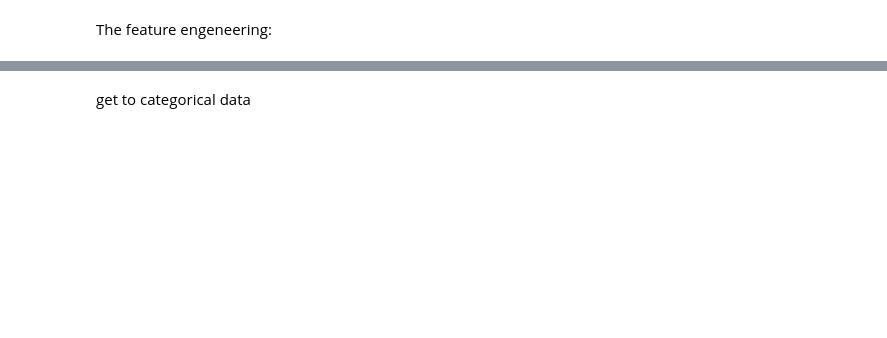
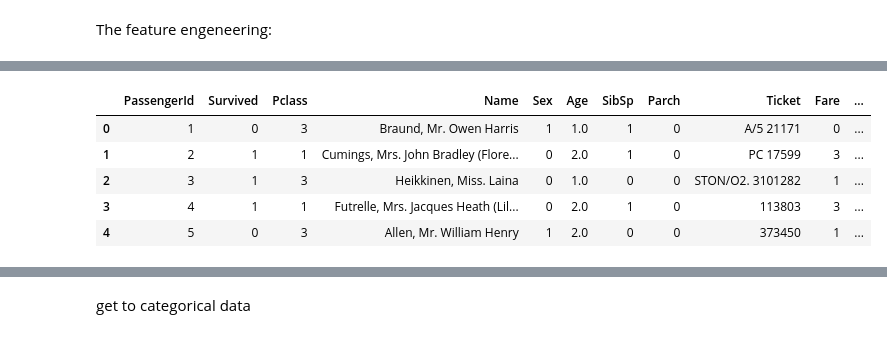
Before and after one commit to pandorica-opens/Machine-Learning, a Jupyter notebook: titanic/TitanicNewApproach.ipynb, the cells around one changed output, grey strips where cells are left out. Drawn from its saved outputs; the diff is of its cells as text; code cells hidden in the pictures; blank space fills up the shorter version.

```diff
--- a/titanic/TitanicNewApproach.ipynb
+++ b/titanic/TitanicNewApproach.ipynb
@@ -59,0 +74,31 @@ input_dataframe['Fare'].fillna(input_dataframe['Fare'].median(), inplace = True)
+# %%
+# add feature of being in the same cabin (travelling alone)
+# Create new feature FamilySize as a combination of SibSp and Parch
+input_dataframe['FamilySize'] = input_dataframe['SibSp'] + input_dataframe['Parch'] + 1
+# Create new feature IsAlone from FamilySize
+input_dataframe['IsAlone'] = 0
+input_dataframe.loc[input_dataframe['FamilySize'] == 1, 'IsAlone'] = 1
+
+
+# Mapping Fare
+input_dataframe.loc[ input_dataframe['Fare'] <= 7.91, 'Fare'] = 0
+input_dataframe.loc[(input_dataframe['Fare'] > 7.91) & (input_dataframe['Fare'] <= 14.454), 'Fare'] = 1
+input_dataframe.loc[(input_dataframe['Fare'] > 14.454) & (input_dataframe['Fare'] <= 31), 'Fare']   = 2
+input_dataframe.loc[ input_dataframe['Fare'] > 31, 'Fare'] = 3
+input_dataframe['Fare'] = input_dataframe['Fare'].astype(int)
+
+# Mapping Age
+input_dataframe.loc[input_dataframe['Age'] <= 16, 'Age'] = 0
+input_dataframe.loc[(input_dataframe['Age'] > 16) & (input_dataframe['Age'] <= 32), 'Age'] = 1
+input_dataframe.loc[(input_dataframe['Age'] > 32) & (input_dataframe['Age'] <= 48), 'Age'] = 2
+input_dataframe.loc[(input_dataframe['Age'] > 48) & (input_dataframe['Age'] <= 64), 'Age'] = 3
+input_dataframe.loc[input_dataframe['Age'] > 64, 'Age'] = 4
+# %%
+input_dataframe.head()
+# %% [output]
+|  | PassengerId | Survived | Pclass | Name | Sex | Age | SibSp | Parch | Ticket | Fare | ... |
+| 0 | 1 | 0 | 3 | Braund, Mr. Owen Harris | 1 | 1.0 | 1 | 0 | A/5 21171 | 0 | ... |
+| 1 | 2 | 1 | 1 | Cumings, Mrs. John Bradley (Flore... | 0 | 2.0 | 1 | 0 | PC 17599 | 3 | ... |
+| 2 | 3 | 1 | 3 | Heikkinen, Miss. Laina | 0 | 1.0 | 0 | 0 | STON/O2. 3101282 | 1 | ... |
+| 3 | 4 | 1 | 1 | Futrelle, Mrs. Jacques Heath (Lil... | 0 | 2.0 | 1 | 0 | 113803 | 3 | ... |
+| 4 | 5 | 0 | 3 | Allen, Mr. William Henry | 1 | 2.0 | 0 | 0 | 373450 | 1 | ... |
```
Also changed, not shown: parts of 28 cells of this notebook.
